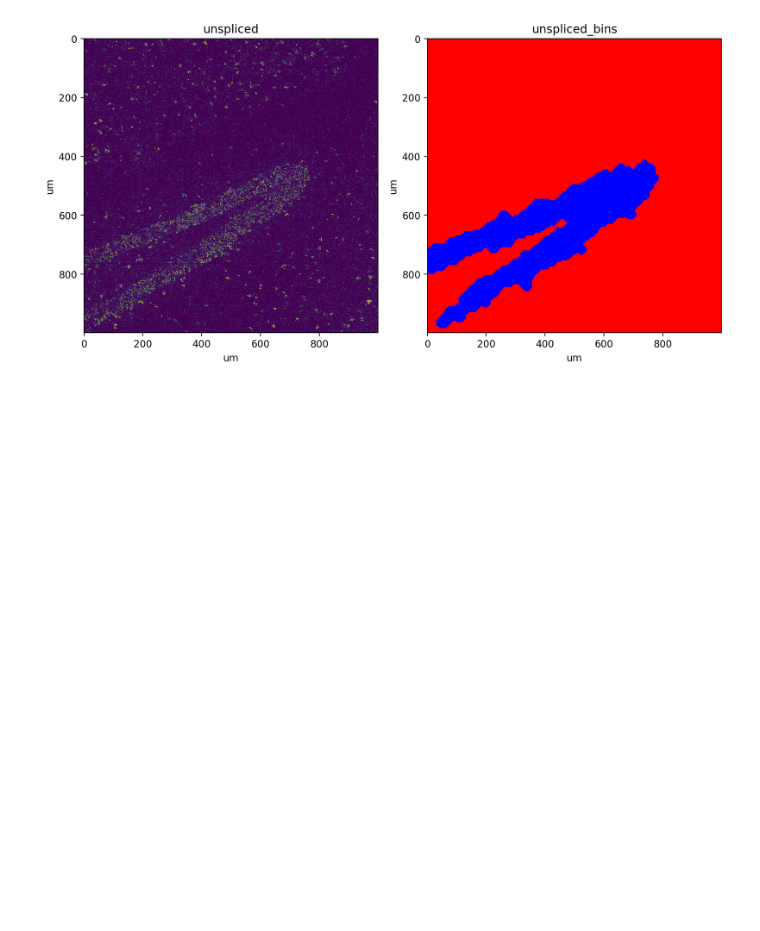
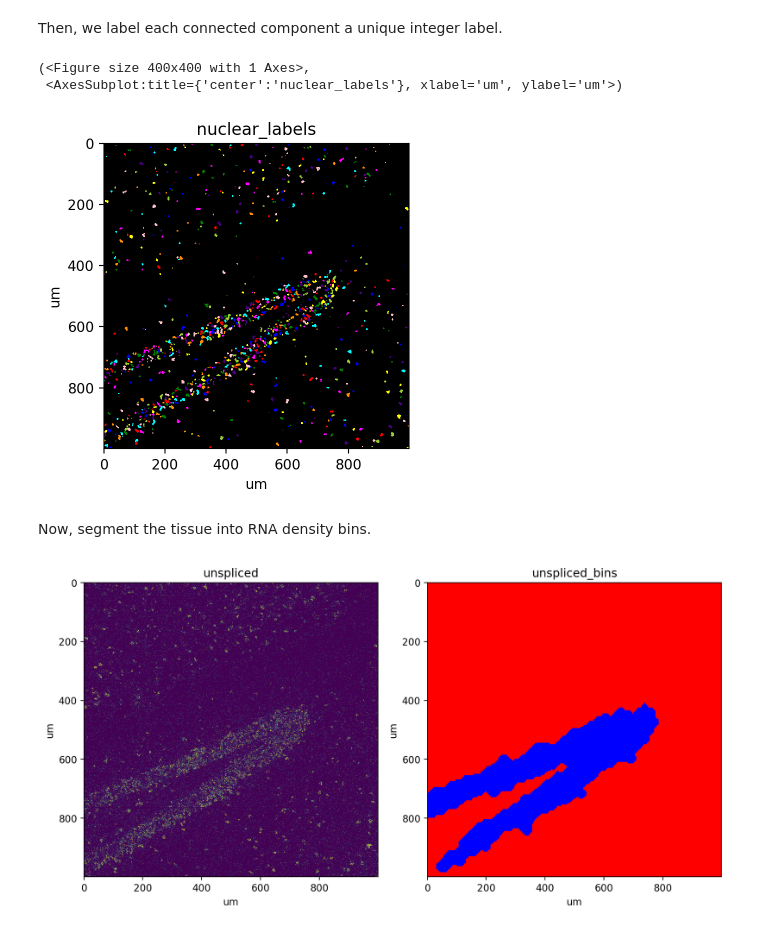
Before and after one commit to aristoteleo/spateo-notebooks, a Jupyter notebook: segmentation/rna_segmentation.ipynb, the cells around one changed output. Cells and saved outputs as stored; diff of their text form; code cells hidden in the pictures; blank space fills up the shorter version.

```diff
--- a/segmentation/rna_segmentation.ipynb
+++ b/segmentation/rna_segmentation.ipynb
@@ -37,3 +57,14 @@ In this step, we segment and label individual nuclei. This is done by first segm
+# %% [markdown]
+Then, we label each connected component a unique integer label.
+# %%
+st.pp.segmentation.label_connected_components(adata, 'nuclear')
+st.pl.imshow(adata, 'nuclear_labels', labels=True)
+# %% [output]
+(<Figure size 400x400 with 1 Axes>,
+ <AxesSubplot:title={'center':'nuclear_labels'}, xlabel='um', ylabel='um'>)
+[figure, added]
+# %% [markdown]
+Now, segment the tissue into RNA density bins.
 # %%
 st.pp.segmentation.segment_densities(adata, 'unspliced', 10, k=7, dk=5, distance_threshold=5, background=False)
 
```
Also changed, not shown: parts of 13 cells of this notebook, 2 other files.
